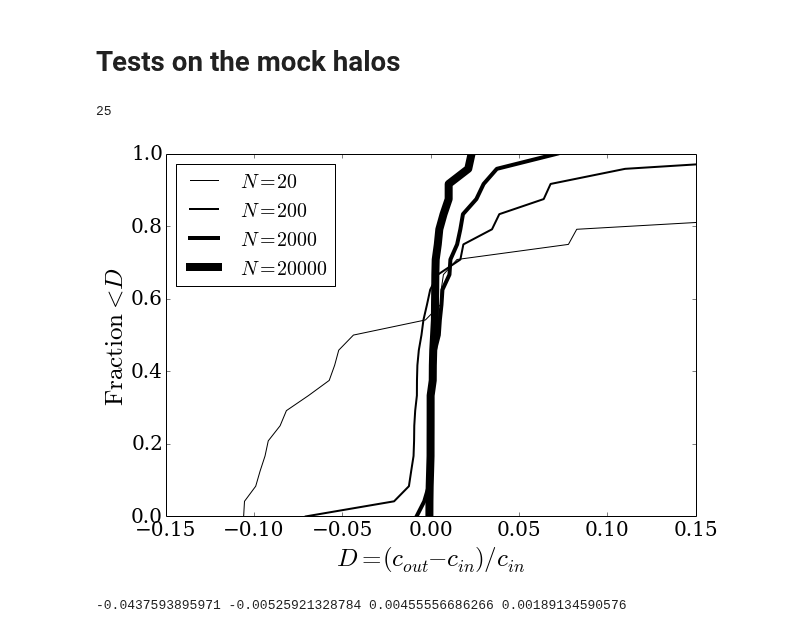
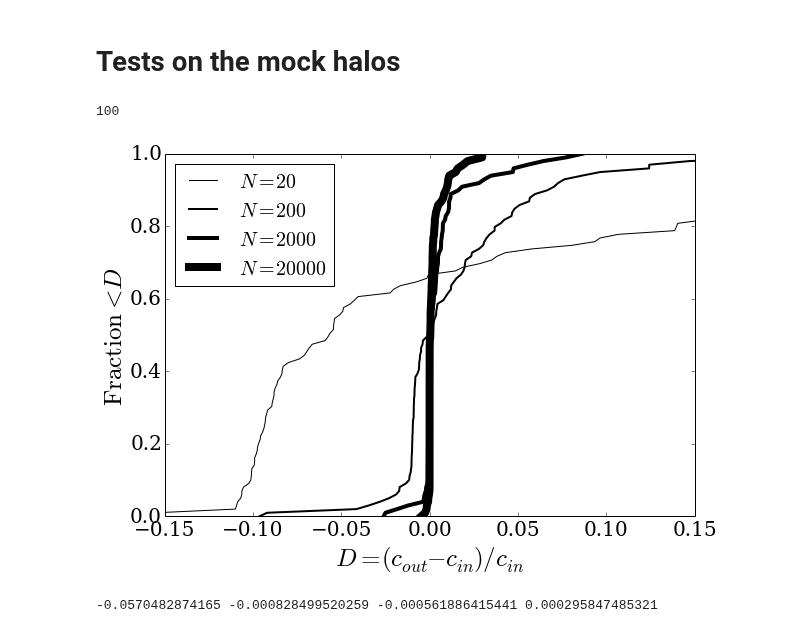
Before and after one commit to astroandes/MACH, a Jupyter notebook: src/SomePaperPlots.ipynb, the cells around one changed output. Drawn from its saved outputs; the diff is of its cells as text; code cells hidden in the pictures.

```diff
--- a/src/SomePaperPlots.ipynb
+++ b/src/SomePaperPlots.ipynb
@@ -19,42 +19,42 @@ fig = figure(figsize=(9.5,6.5))
 ax = axes()
 enlarge_labels(ax)
 
 ax.set_xlabel("$D=(c_{out}-c_{in})/c_{in}$",fontsize=25)
 ax.set_ylabel("$\mathrm{Fraction} <D$",fontsize=25)
 
-mock_data = loadtxt("../data/test/mock_test/table.csv", delimiter=",")
+mock_data = loadtxt("../data/test/mock_100/table.csv", delimiter=",")
 
-c_in = mock_data[:,1]
-c_out_20 = mock_data[:,2]
-c_out_200 = mock_data[:,3]
-c_out_2000 = mock_data[:,4]
-c_out_20000 = mock_data[:,5]
+c_in = mock_data[:,0]
+c_out_20 = mock_data[:,1]
+c_out_200 = mock_data[:,2]
+c_out_2000 = mock_data[:,3]
+c_out_20000 = mock_data[:,4]
 d_20 = (c_out_20 - c_in)/c_in
 d_200 = (c_out_200 - c_in)/c_in
 d_2000 = (c_out_2000 - c_in)/c_in
 d_20000 = (c_out_20000 - c_in)/c_in
 
 
 n_points = size(d_20)
 print n_points
 y_int = linspace(0,1.0,n_points)
 ax.plot(sort(d_20), y_int, color='black',ms=1,linewidth=1.0, label="$N=20$")
 ax.plot(sort(d_200), y_int, color='black',ms=1,linewidth=2.0, label="$N=200$")
 ax.plot(sort(d_2000), y_int, color='black',ms=1,linewidth=4.0, label="$N=2000$")
 ax.plot(sort(d_20000), y_int, color='black',ms=1,linewidth=8.0, label="$N=20000$")
 
 ax.legend(loc=0, scatterpoints=1, prop={'size':20})
 
 ax.set_xlim([-0.15,0.15])
 ax.set_ylim([0.0,1.0])
 filename='mock_percentual_diff'
 savefig(filename + '.eps',format = 'eps', transparent=True)
 savefig(filename + '.pdf',format = 'pdf', transparent=True)
 savefig(filename + '.png',format = 'png', transparent=True)
 # %% [output]
-25
+100
-[figure, old version]
+[figure, new version]
 # %%
 print median(d_20), median(d_200), median(d_2000), median(d_20000)
 # %% [output]
--0.0437593895971 -0.00525921328784 0.00455556686266 0.00189134590576
+-0.0570482874165 -0.000828499520259 -0.000561886415441 0.000295847485321
```
Also changed, not shown: 1 other file.
